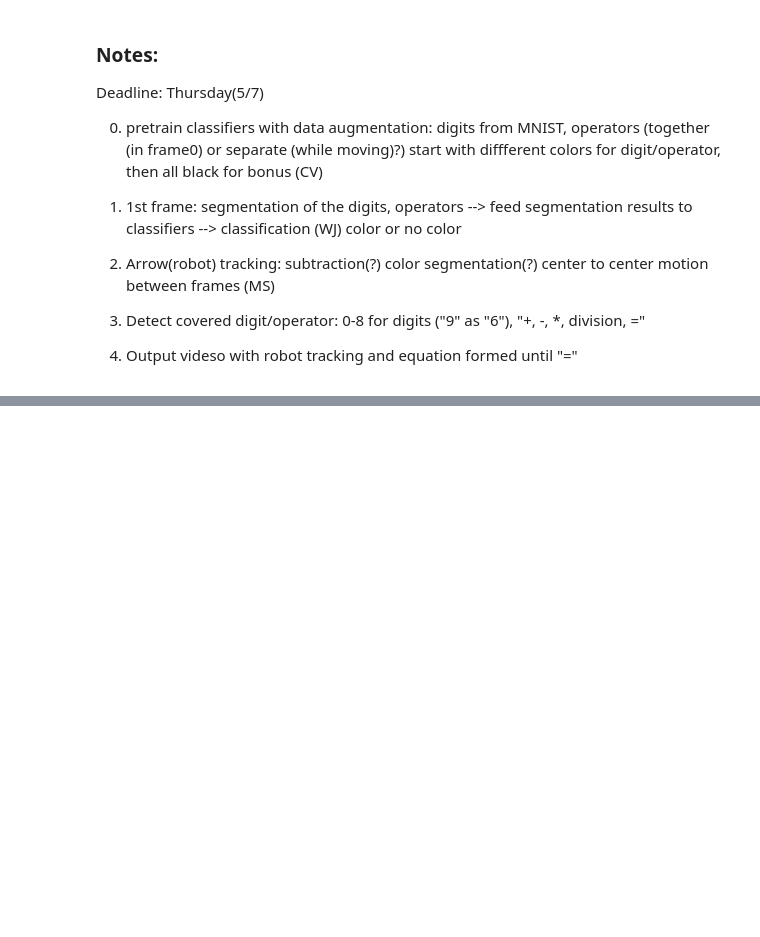
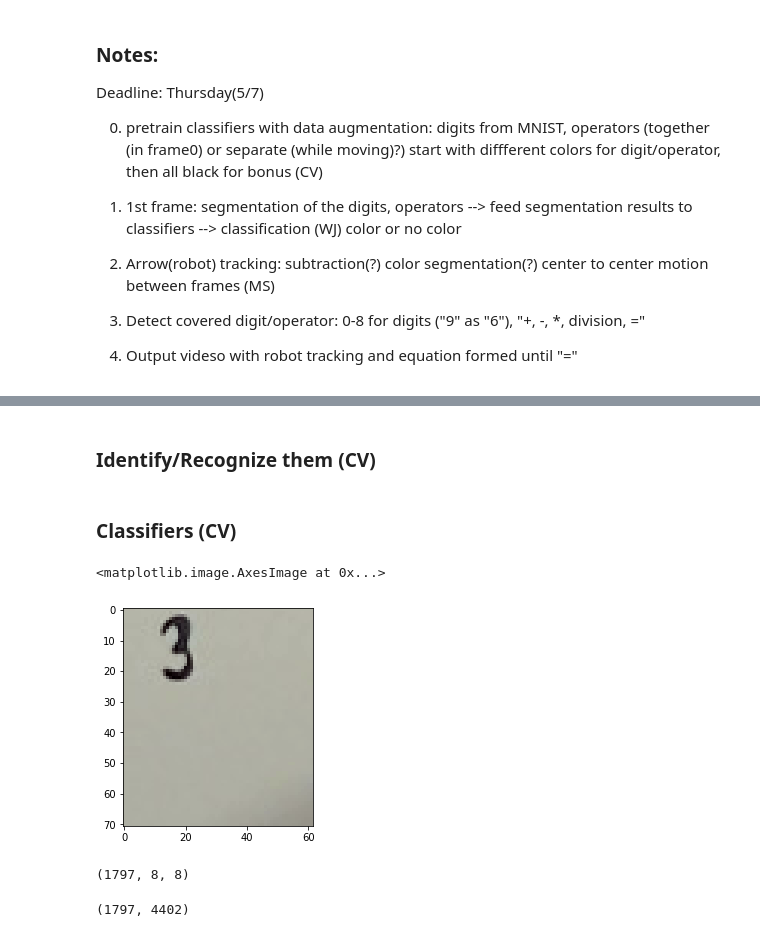
Before and after one commit to Jiang15/Image_analysis_and_pattern-recognition, a Jupyter notebook: project.ipynb, the cells around one changed output, grey strips where cells are left out. Drawn from its saved outputs; the diff is of its cells as text; code cells hidden in the pictures; blank space fills up the shorter version.

Commit message:
Recognise one single digit

```diff
--- a/project.ipynb
+++ b/project.ipynb
@@ -135,0 +142,3 @@ out.release()
+# %%
+frame, (x, y, w, h) = arrowDetect(frames[0])
+mainframe, meanRefWhite = whiteBalance(frame, x, y, w, h)
@@ -135,0 +155,63 @@ out.release()
+# %% [markdown]
+### Identify/Recognize them (CV)
+# %% [markdown]
+### Classifiers (CV)
+# %%
+frame, (x, y, w, h) = arrowDetect(frames[7])
+curr_im, meanRefWhite = whiteBalance(frame, x, y, w, h)
+# %%
+from skimage import io
+# (x, y, w, h), topleft coordinates
+x1 = min(x, x + w)
+x2 = max(x, x + w)
+y1 = min(y, y + h)
+y2 = max(y, y + h)
+cropped = mainframe[y1:y2, x1:x2]
+# %%
+plt.imshow(cropped)
+# %% [output]
+<matplotlib.image.AxesImage at 0x...>
+[figure, added]
+# %%
+# Reference: https://scikit-learn.org/stable/auto_examples/classification/plot_digits_classification.html#sphx-glr-auto-examples-classification-plot-digits-classification-py
+# Standard scientific Python imports
+import matplotlib.pyplot as plt
+
+# Import datasets, classifiers and performance metrics
+from sklearn import datasets, svm, metrics
+from sklearn.model_selection import train_test_split
+
+# skimage.transform.resize
+
+# The digits dataset
+digits = datasets.load_digits()
+
+print(digits.images.shape)
+# %% [output]
+(1797, 8, 8)
+# %%
+# Reshape images
+from skimage.transform import resize
+
+imgs_out = np.zeros((1797, 71, 62))
+imgs_in = digits.images
+
+for n,i in enumerate(imgs_in):
+    imgs_out[n,:,:] = resize(imgs_in[n,:,:], imgs_out.shape[1:], anti_aliasing=True)
+
+digits.images = imgs_out
+# To apply a classifier on this data, we need to flatten the image, to
+# turn the data in a (samples, feature) matrix:
+n_samples = len(digits.images)
+data = digits.images.reshape((n_samples, -1))
+
+print(data.shape)
+
+# Create a classifier: a support vector classifier
+classifier = svm.SVC(gamma=0.001)
+
+# Split data into train and test subsets
+X_train, X_test, y_train, y_test = train_test_split(
+    data, digits.target, test_size=0.5, shuffle=False)
+# %% [output]
+(1797, 4402)
```
Also changed, not shown: parts of 5 cells of this notebook, 2 other files.
